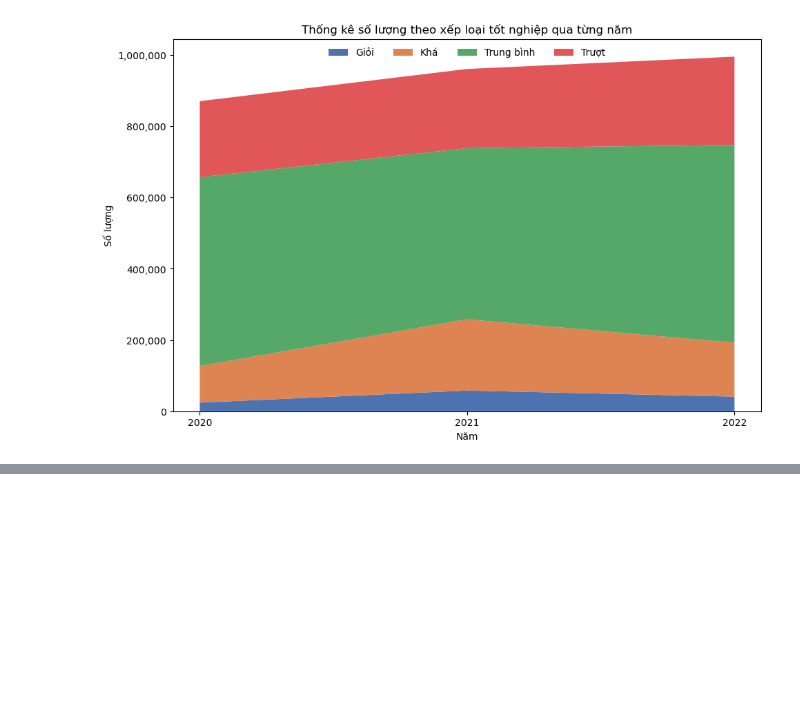
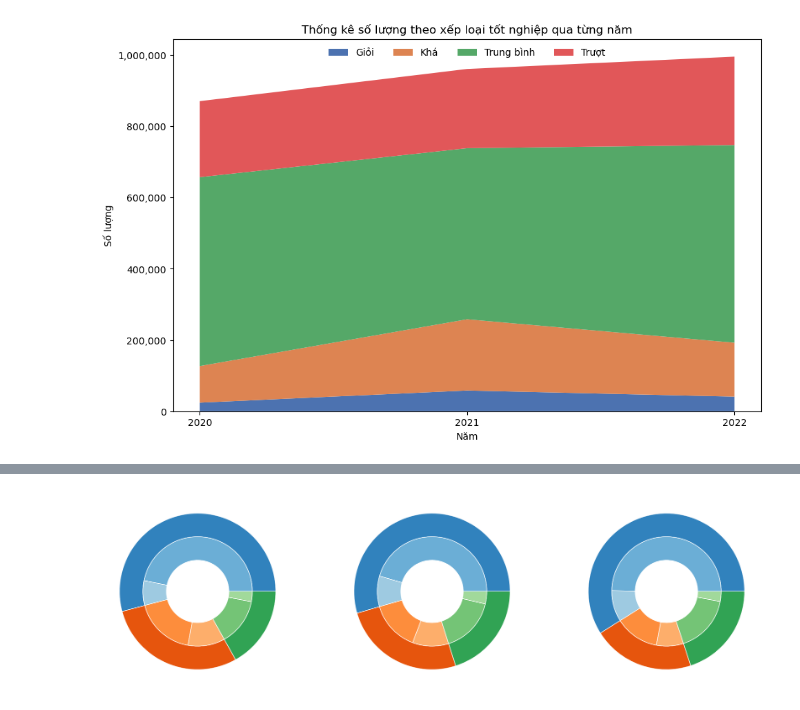
Before and after one commit to VTaPo/Project_LT_LTKHDL, a Jupyter notebook: PhanTichDuLieu-1.ipynb, the cells around one changed output, grey strips where cells are left out. Saved outputs shown, nothing was run; the diff lists cells and outputs as text; code cells hidden in the pictures; blank space fills up the shorter version.

```diff
--- a/PhanTichDuLieu-1.ipynb
+++ b/PhanTichDuLieu-1.ipynb
@@ -533,0 +635,18 @@ Thống kê trung bình điểm xét tốt nghiệp theo từng tỉnh thành tr
+# %%
+for y in year:
+    grade_df_copy[y]['ĐXLTN'] = grade_df_copy[y][['Toán', 'Văn', 'Ngoại ngữ', 'TB-KHTN', 'TB-KHXH']].mean(axis=1, skipna=True)
+    grade_df_copy[y]['TBKHTN'] = grade_df_copy[y]['TB-KHTN']
+    grade_df_copy[y]['TBKHXH'] = grade_df_copy[y]['TB-KHXH']
+    grade_df_copy[y]['Ngoại_ngữ'] = grade_df_copy[y]['Ngoại ngữ']
+
+loaigioi = {}
+for y in year:
+    loaigioi[y]  = grade_df_copy[y].query('ĐXLTN >= 8 & Toán >= 7 & Văn >= 7 & Ngoại_ngữ >= 7 & (TBKHTN >= 7 | TBKHXH >= 7)')
+
+num_gioi_per_area = {}
+for y in year:
+    num_gioi_per_area[y] = pd.DataFrame(loaigioi[y][['Vùng', 'Miền']].groupby('Miền').value_counts())
+
+num_gioi_per_area = pd.concat([num_gioi_per_area['2020'], num_gioi_per_area['2021'], num_gioi_per_area['2022']], axis=1)
+num_gioi_per_area.columns = year
+num_gioi_per_area
@@ -533,0 +680,15 @@ Thống kê trung bình điểm xét tốt nghiệp theo từng tỉnh thành tr
+# %%
+fig, ax = plt.subplots(1, len(num_gioi_per_area.columns), figsize=(22, 8))
+size = 0.3
+
+cmap = plt.colormaps["tab20c"]
+outer_colors = cmap(np.arange(3)*4)
+inner_colors = cmap([1, 2, 5, 6, 9, 10])
+
+for i in range(len(num_gioi_per_area.columns)):
+       ax[i].pie(num_gioi_per_area[num_gioi_per_area.columns[i]].groupby(level=[0]).sum(), radius=1, colors=outer_colors, wedgeprops=dict(width=size, edgecolor='w'))
+       ax[i].pie(num_gioi_per_area[num_gioi_per_area.columns[i]], radius=1-size, colors=inner_colors, wedgeprops=dict(width=size, edgecolor='w'))
+
+plt.show()
+# %% [output]
+[figure, added]
```
Also changed, not shown: parts of 8 cells of this notebook.
